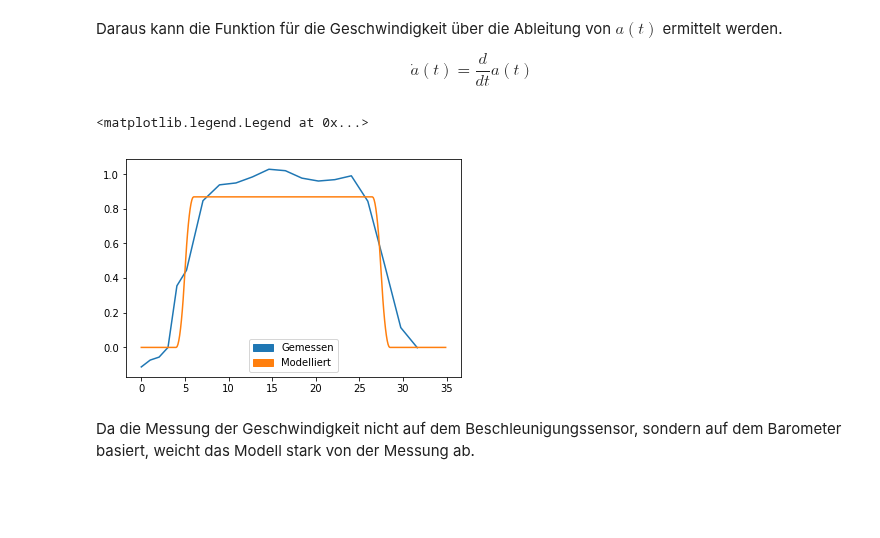
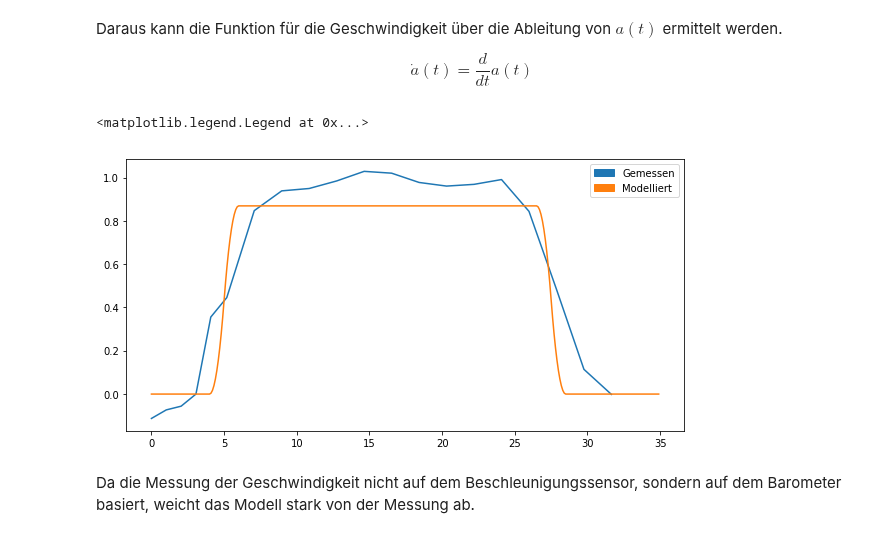
Before and after one commit to darenegade/modellbildung, a Jupyter notebook: Abgabe1/Abgabe1.ipynb, the cells around one changed output. Drawn from its saved outputs; the diff is of its cells as text; code cells hidden in the pictures; blank space fills up the shorter version.

```diff
--- a/Abgabe1/Abgabe1.ipynb
+++ b/Abgabe1/Abgabe1.ipynb
@@ -87,18 +89,19 @@ $$
 \dot{a}(t) = \frac{d}{dt} a(t)
 $$
 # %%
+plt.subplots(figsize=(10,5))
 plt.plot(pvData['Time (s)'], pvData['Velocity (m/s)'], color='C0')
 
 v_model = lambda t: integrate.quad(a_model, 0, t, full_output=True)[0]
 
 plt.plot(np.arange(0, 35, 0.1), [v_model(x) for x in np.arange(0, 35, 0.1)], color='C1')
 
 red_patch = mpatches.Patch(color='C0', label='Gemessen')
 blue_patch = mpatches.Patch(color='C1', label='Modelliert')
 plt.legend(handles=[red_patch, blue_patch])
 # %% [output]
 <matplotlib.legend.Legend at 0x...>
-[figure, old version]
+[figure, new version]
 # %% [markdown]
 Da die Messung der Geschwindigkeit nicht auf dem Beschleunigungssensor, sondern auf dem Barometer basiert, weicht das Modell stark von der Messung ab.
 # %% [markdown]
```
Also changed, not shown: parts of 10 cells of this notebook, 1 other file.
